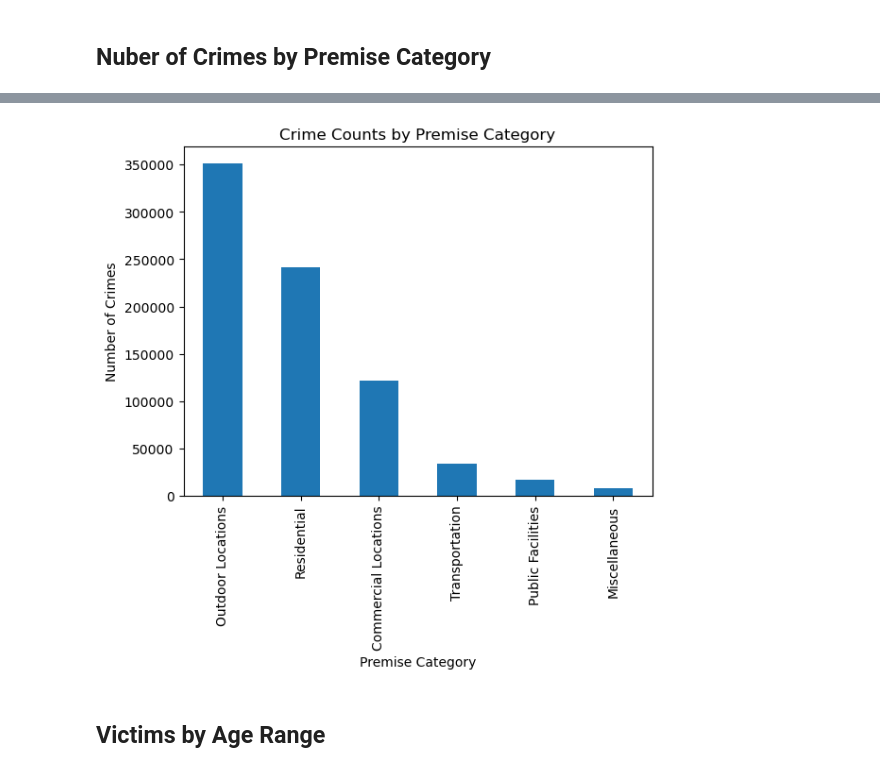
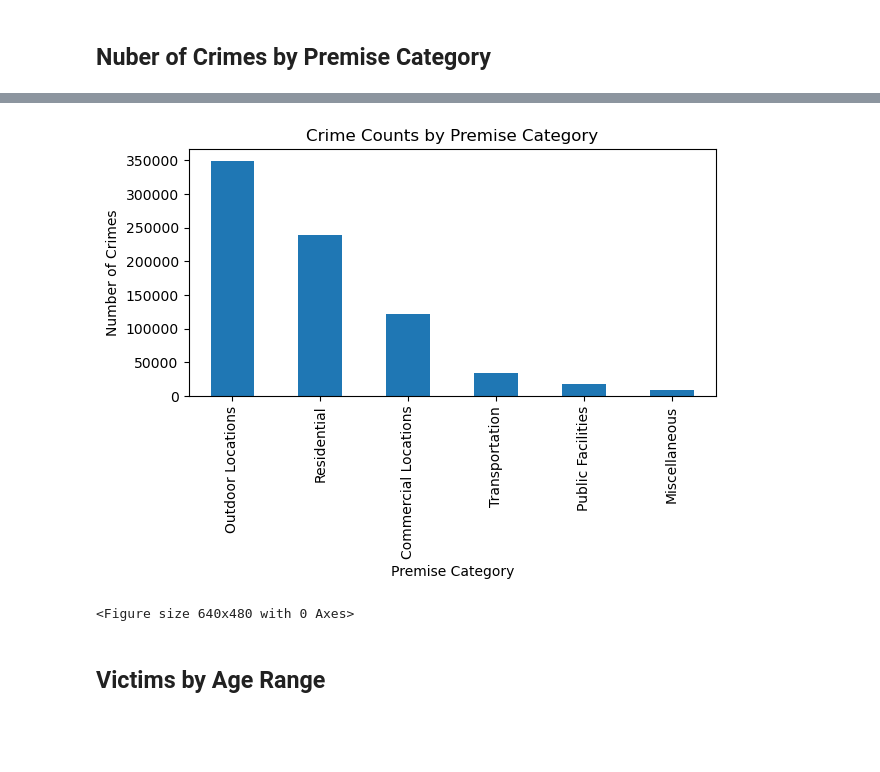
Before and after one commit to dominco5/project1, a Jupyter notebook: Code/data_viz_1.ipynb, the cells around one changed output, grey strips where cells are left out. Drawn from its saved outputs; the diff is of its cells as text; code cells hidden in the pictures; blank space fills up the shorter version.

```diff
--- a/Code/data_viz_1.ipynb
+++ b/Code/data_viz_1.ipynb
@@ -143,13 +155,17 @@ premise_df
 # %%
 premise_chart = premise_count.plot(kind='bar')
 
 plt.xlabel("Premise Category")
 plt.ylabel("Number of Crimes")
 plt.title("Crime Counts by Premise Category")
 
+plt.tight_layout()
 plt.show()
+
+plt.savefig(".../Resources/crime_counts_premise_category.png")
 # %% [output]
-[figure, old version]
+[figure, new version]
+<Figure size 640x480 with 0 Axes>
 # %% [markdown]
 ## Victims by Age Range
 # %%
```
Also changed, not shown: parts of 13 cells of this notebook.
